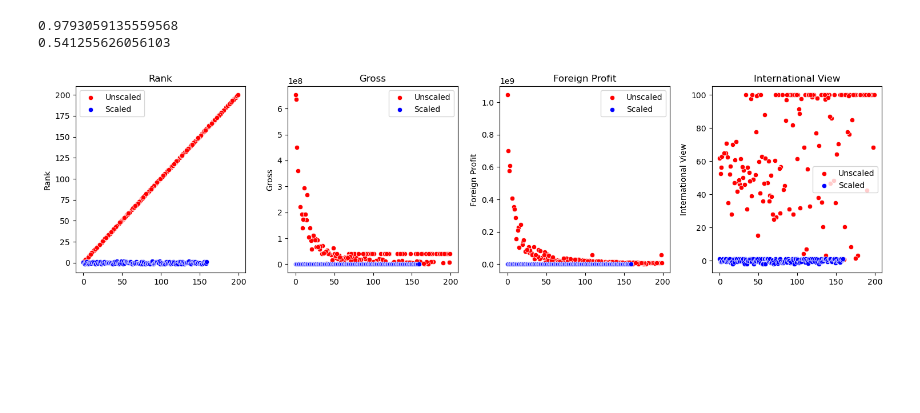
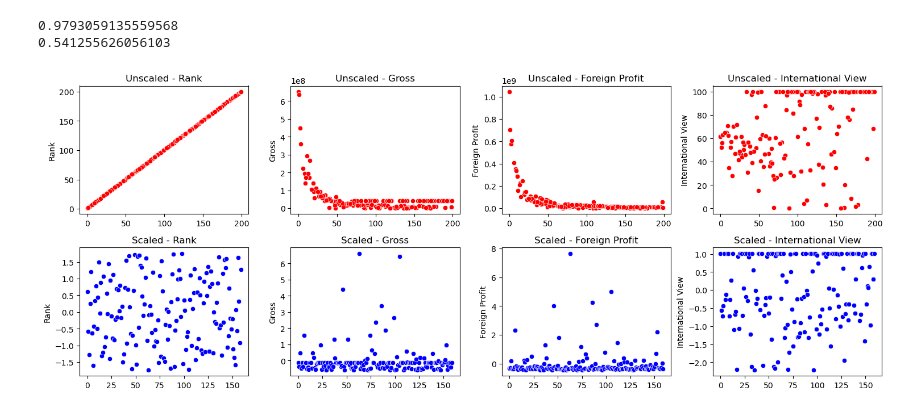
Before and after one commit to Razakhan143/AI-Artificial-Inteligence-, a Jupyter notebook: ML practice/Feature Engineering/Feature Scalling.ipynb, the cells around one changed output. Saved outputs shown, nothing was run; the diff lists cells and outputs as text; code cells hidden in the pictures; blank space fills up the shorter version.

```diff
--- a/ML practice/Feature Engineering/Feature Scalling.ipynb
+++ b/ML practice/Feature Engineering/Feature Scalling.ipynb
@@ -134,18 +134,22 @@ print(rfs.score(X_test_S,y_test_S))
 # %%
 Scaled = pd.DataFrame(X_train_S,columns=['Rank', 'Gross', 'Foreign Profit', 'International View'])
 unScaled = pd.DataFrame(X_train,columns=['Rank', 'Gross', 'Foreign Profit', 'International View'])
-fig, axes = plt.subplots(nrows=1, ncols=len(Scaled.columns), figsize=(15, 4))
+fig, axes = plt.subplots(nrows=2, ncols=len(Scaled.columns), figsize=(15, 6))
 
 for idx, col in enumerate(Scaled.columns):
-    sns.scatterplot(x=unScaled.index, y=unScaled[col], ax=axes[idx], label='Unscaled', color='red')
-    sns.scatterplot(x=Scaled.index, y=Scaled[col], ax=axes[idx], label='Scaled', color='blue')
-    axes[idx].set_title(col)
-    axes[idx].legend()
+    # Unscaled Data Plot (Top Row)
+    sns.scatterplot(x=unScaled.index, y=unScaled[col], ax=axes[0, idx], color='red')
+    axes[0, idx].set_title(f'Unscaled - {col}')
 
+    # Scaled Data Plot (Bottom Row)
+    sns.scatterplot(x=Scaled.index, y=Scaled[col], ax=axes[1, idx], color='blue')
+    axes[1, idx].set_title(f'Scaled - {col}')
+
+# Adjust layout
 plt.tight_layout()
 plt.show()
 # %% [output]
-[figure, old version]
+[figure, new version]
 # %%
 plt.figure(figsize=((1,1)))
 sns.pairplot(X_train)
```
